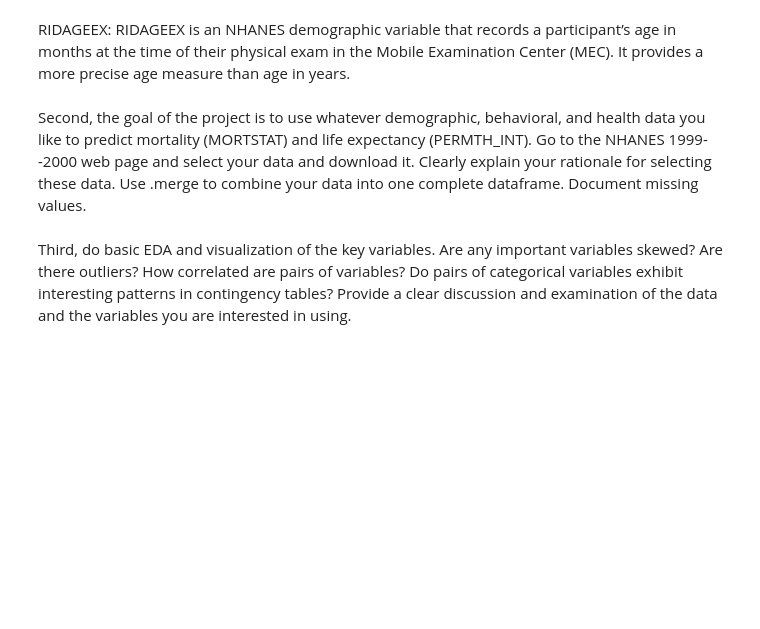
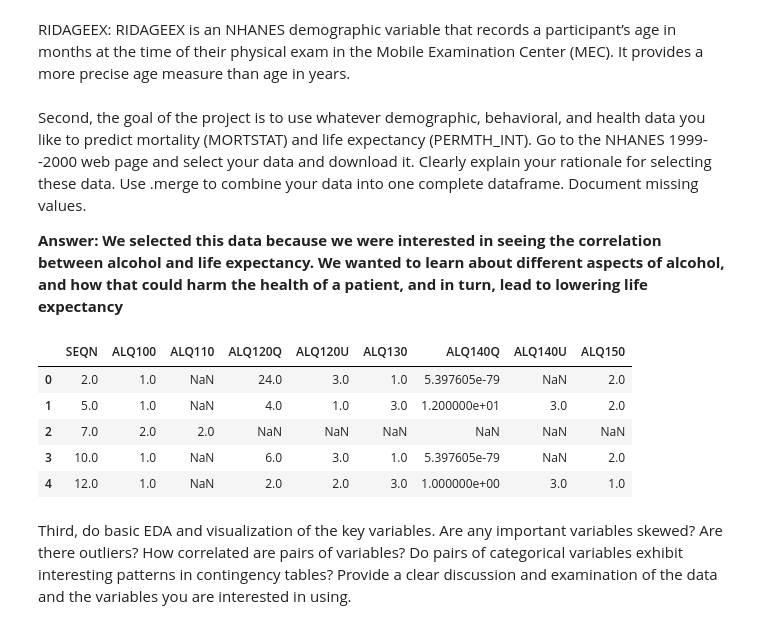
Before and after one commit to clairicelou/project_1_bsds, a Jupyter notebook: Project1_DS3021.ipynb, the cells around one changed output. Drawn from its saved outputs; the diff is of its cells as text; code cells hidden in the pictures; blank space fills up the shorter version.

```diff
--- a/Project1_DS3021.ipynb
+++ b/Project1_DS3021.ipynb
@@ -70,6 +70,19 @@ PERMTH_INT: The PERMTH_INT variable represents the number of person-months of fo
 RIDAGEEX: RIDAGEEX is an NHANES demographic variable that records a participant’s age in months at the time of their physical exam in the Mobile Examination Center (MEC). It provides a more precise age measure than age in years.
 # %% [markdown]
 Second, the goal of the project is to use whatever demographic, behavioral, and health data you like to predict mortality (MORTSTAT) and life expectancy (PERMTH_INT). Go to the NHANES 1999--2000 web page and select your data and download it. Clearly explain your rationale for selecting these data. Use .merge to combine your data into one complete dataframe. Document missing values.
+
+**Answer: We selected this data because we were interested in seeing the correlation between alcohol and life expectancy. We wanted to learn about different aspects of alcohol, and how that could harm the health of a patient, and in turn, lead to lowering life expectancy**
+# %%
+alq = pd.read_sas("project_1_bsds/ALQ.xpt", format="xport")
+
+alq.head()
+# %% [output]
+|  | SEQN | ALQ100 | ALQ110 | ALQ120Q | ALQ120U | ALQ130 | ALQ140Q | ALQ140U | ALQ150 |
+| 0 | 2.0 | 1.0 | NaN | 24.0 | 3.0 | 1.0 | 5.397605e-79 | NaN | 2.0 |
+| 1 | 5.0 | 1.0 | NaN | 4.0 | 1.0 | 3.0 | 1.200000e+01 | 3.0 | 2.0 |
+| 2 | 7.0 | 2.0 | 2.0 | NaN | NaN | NaN | NaN | NaN | NaN |
+| 3 | 10.0 | 1.0 | NaN | 6.0 | 3.0 | 1.0 | 5.397605e-79 | NaN | 2.0 |
+| 4 | 12.0 | 1.0 | NaN | 2.0 | 2.0 | 3.0 | 1.000000e+00 | 3.0 | 1.0 |
 # %% [markdown]
 Third, do basic EDA and visualization of the key variables. Are any important variables skewed? Are there outliers? How correlated are pairs of variables? Do pairs of categorical variables exhibit interesting patterns in contingency tables? Provide a clear discussion and examination of the data and the variables you are interested in using.
 # %% [markdown]
```
